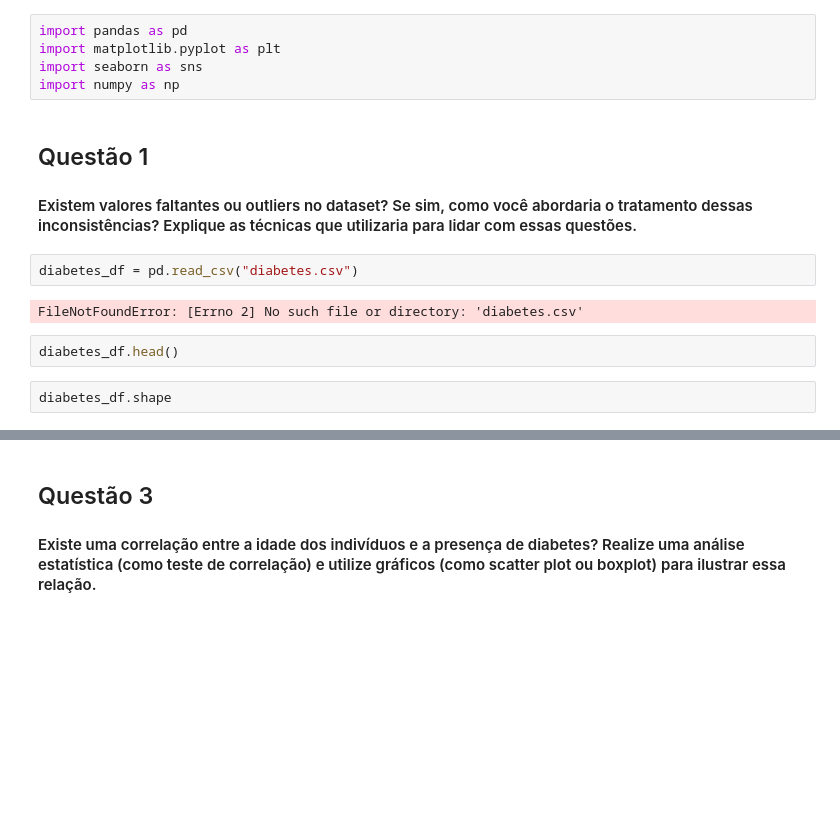
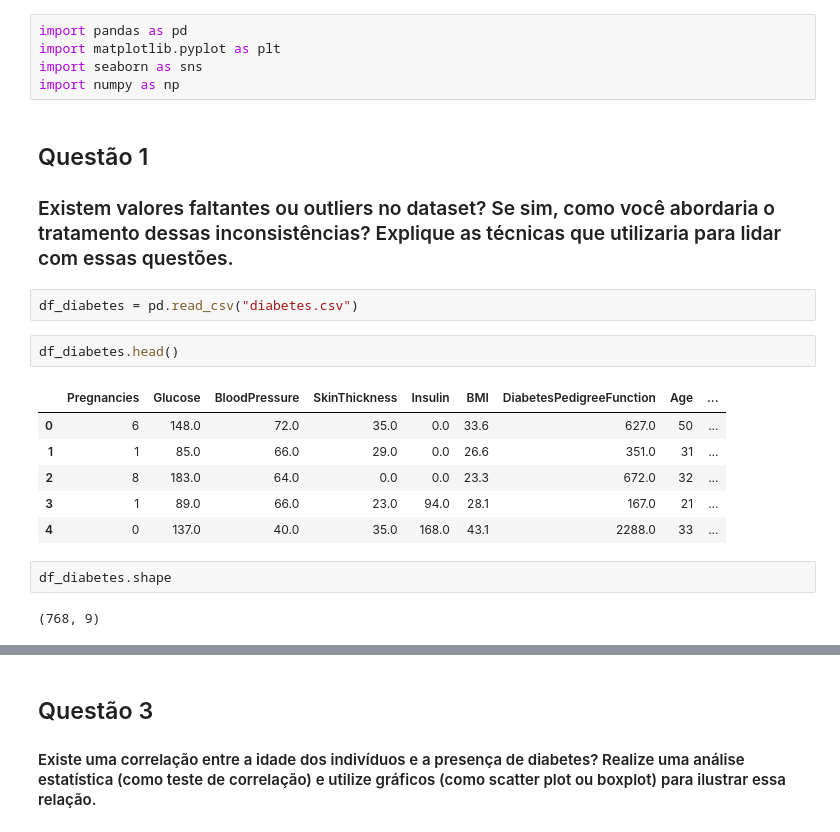
Before and after one commit to lucasdbr05/cis_ieee, a Jupyter notebook: main.ipynb, the cells around one changed output, grey strips where cells are left out. Drawn from its saved outputs; the diff is of its cells as text; blank space fills up the shorter version.

```diff
--- a/main.ipynb
+++ b/main.ipynb
@@ -5,13 +5,20 @@ import seaborn as sns
 import numpy as np
 # %% [markdown]
 ## Questão 1
-#### Existem valores faltantes ou outliers no dataset? Se sim, como você abordaria o tratamento dessas inconsistências? Explique as técnicas que utilizaria para lidar com essas questões.
+### Existem valores faltantes ou outliers no dataset? Se sim, como você abordaria o tratamento dessas inconsistências? Explique as técnicas que utilizaria para lidar com essas questões.
 # %%
-diabetes_df = pd.read_csv("diabetes.csv")
+df_diabetes = pd.read_csv("diabetes.csv")
-# %% [output]
-FileNotFoundError: [Errno 2] No such file or directory: 'diabetes.csv'
 # %%
-diabetes_df.head()
+df_diabetes.head()
+# %% [output]
+|  | Pregnancies | Glucose | BloodPressure | SkinThickness | Insulin | BMI | DiabetesPedigreeFunction | Age | ... |
+| 0 | 6 | 148.0 | 72.0 | 35.0 | 0.0 | 33.6 | 627.0 | 50 | ... |
+| 1 | 1 | 85.0 | 66.0 | 29.0 | 0.0 | 26.6 | 351.0 | 31 | ... |
+| 2 | 8 | 183.0 | 64.0 | 0.0 | 0.0 | 23.3 | 672.0 | 32 | ... |
+| 3 | 1 | 89.0 | 66.0 | 23.0 | 94.0 | 28.1 | 167.0 | 21 | ... |
+| 4 | 0 | 137.0 | 40.0 | 35.0 | 168.0 | 43.1 | 2288.0 | 33 | ... |
 # %%
-diabetes_df.shape
+df_diabetes.shape
+# %% [output]
+(768, 9)
 # %%
```
Also changed, not shown: parts of 38 cells of this notebook.
